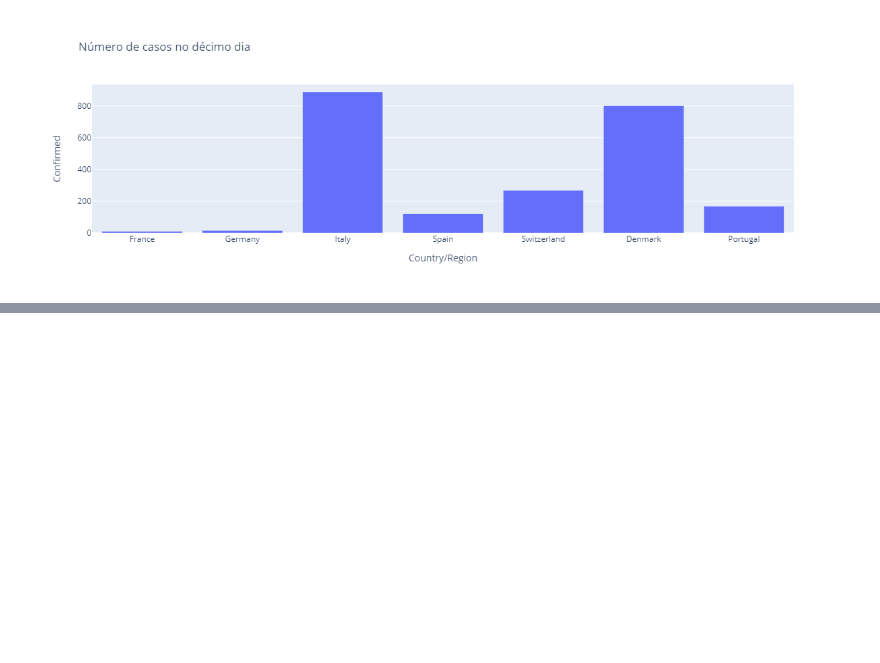
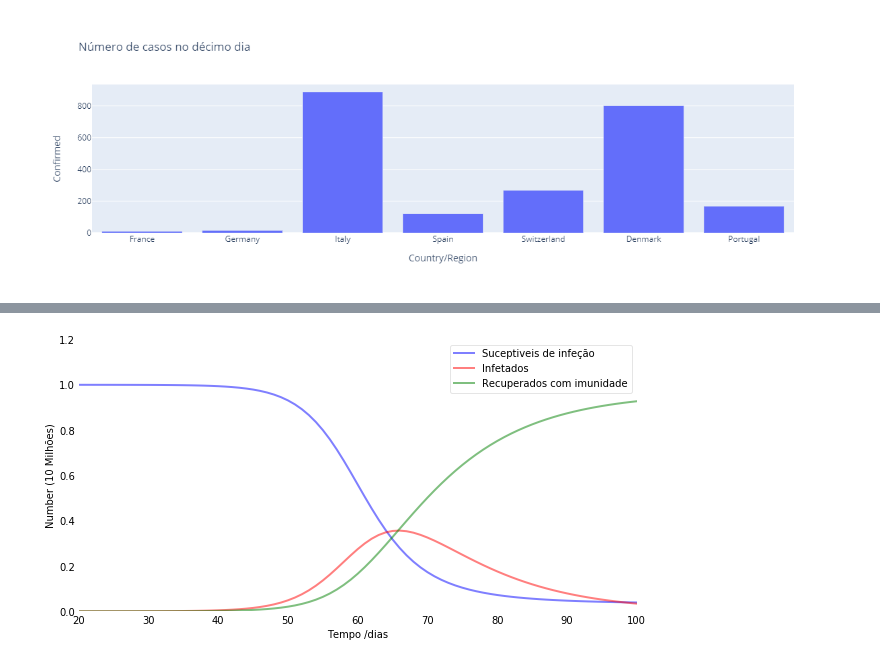
Before and after one commit to pesobreiro/jupyternotebooks, a Jupyter notebook: analysis/Covid-19.ipynb, the cells around one changed output, grey strips where cells are left out. Cells and saved outputs as stored; diff of their text form; code cells hidden in the pictures; blank space fills up the shorter version.

```diff
--- a/analysis/Covid-19.ipynb
+++ b/analysis/Covid-19.ipynb
@@ -251,0 +269,45 @@ fig.show()
+# %%
+# Total population, N.
+N = 10e6
+# Initial number of infected and recovered individuals, I0 and R0.
+I0, R0 = 2, 0
+# Everyone else, S0, is susceptible to infection initially.
+S0 = N - I0 - R0
+# Contact rate, beta, and mean recovery rate, gamma, (in 1/days).
+beta, gamma = 0.35, 1./10
+# A grid of time points (in days)
+t = np.linspace(0, 120, 121)
+# The SIR model differential equations.
+def deriv(y, t, N, beta, gamma):
+    S, I, R = y
+    dSdt = -beta * S * I / N
+    dIdt = beta * S * I / N - gamma * I
+    dRdt = gamma * I
+    return dSdt, dIdt, dRdt
+
+# Initial conditions vector
+y0 = S0, I0, R0
+# Integrate the SIR equations over the time grid, t.
+ret = odeint(deriv, y0, t, args=(N, beta, gamma))
+S, I, R = ret.T
+# %%
+# Plot the data on three separate curves for S(t), I(t) and R(t)
+fig = plt.figure(facecolor='w',figsize=[10,5])
+ax = fig.add_subplot(111, axisbelow=True)
+ax.plot(t, S/N, 'b', alpha=0.5, lw=2, label='Suceptiveis de infeção')
+ax.plot(t, I/N, 'r', alpha=0.5, lw=2, label='Infetados')
+ax.plot(t, R/N, 'g', alpha=0.5, lw=2, label='Recuperados com imunidade')
+ax.set_xlabel('Tempo /dias')
+ax.set_ylabel('Number (10 Milhões)')
+ax.set_ylim(0,1.2)
+ax.set_xlim(20,100)
+ax.yaxis.set_tick_params(length=0)
+ax.xaxis.set_tick_params(length=0)
+ax.grid(b=True, which='major', c='w', lw=2, ls='-')
+legend = ax.legend()
+legend.get_frame().set_alpha(0.5)
+for spine in ('top', 'right', 'bottom', 'left'):
+    ax.spines[spine].set_visible(False)
+plt.show()
+# %% [output]
+[figure, added]
```
Also changed, not shown: parts of 3 cells of this notebook, 1 other file.
